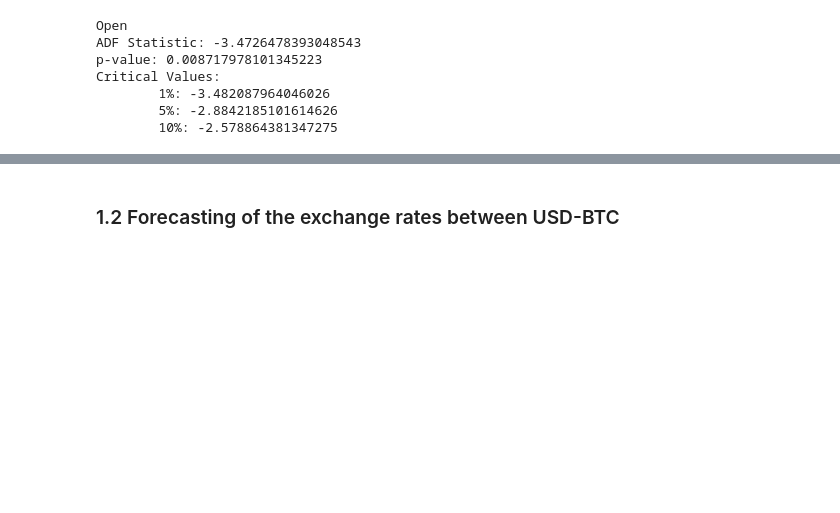
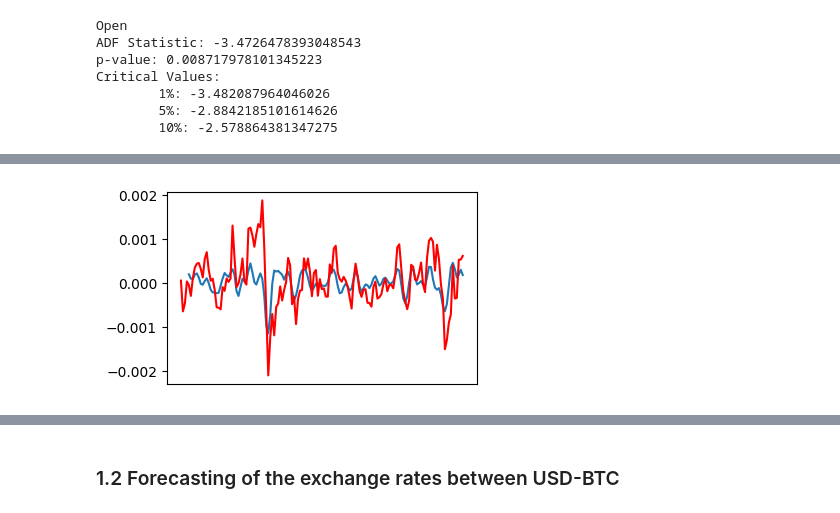
Before and after one commit to al3xkras/arima-python-examples, a Jupyter notebook: arima-currency-analysis/CurrencyAnalysis-ARIMA.ipynb, the cells around one changed output, grey strips where cells are left out. Cells and saved outputs as stored; diff of their text form; code cells hidden in the pictures; blank space fills up the shorter version.

```diff
--- a/arima-currency-analysis/CurrencyAnalysis-ARIMA.ipynb
+++ b/arima-currency-analysis/CurrencyAnalysis-ARIMA.ipynb
@@ -411,0 +436,4 @@ draw_validation_plot(validations)
+# %%
+ca.arima_build(p,d,q,Integration_fun=I); pass
+# %% [output]
+[figure, added]
```
Also changed, not shown: parts of 14 cells of this notebook.
